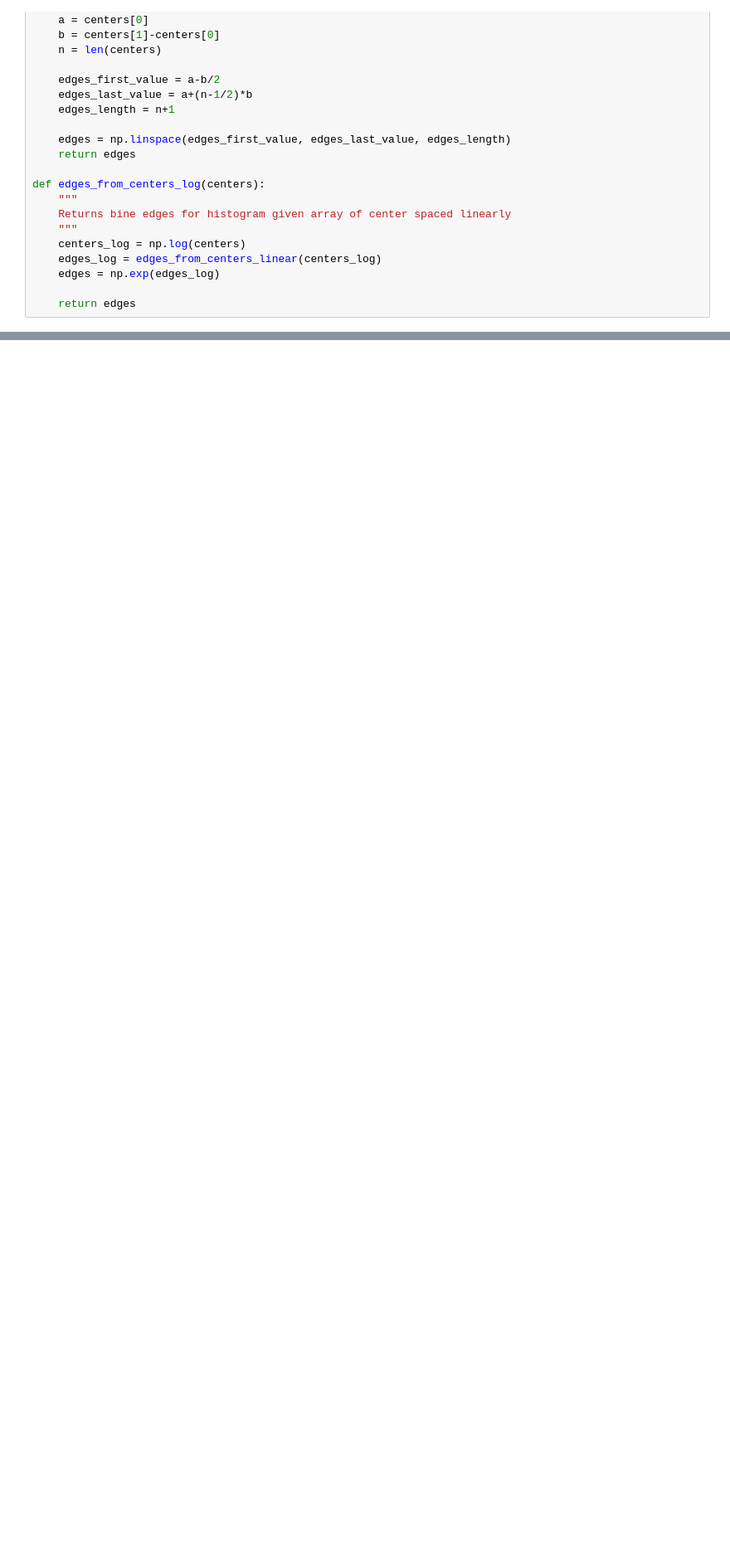
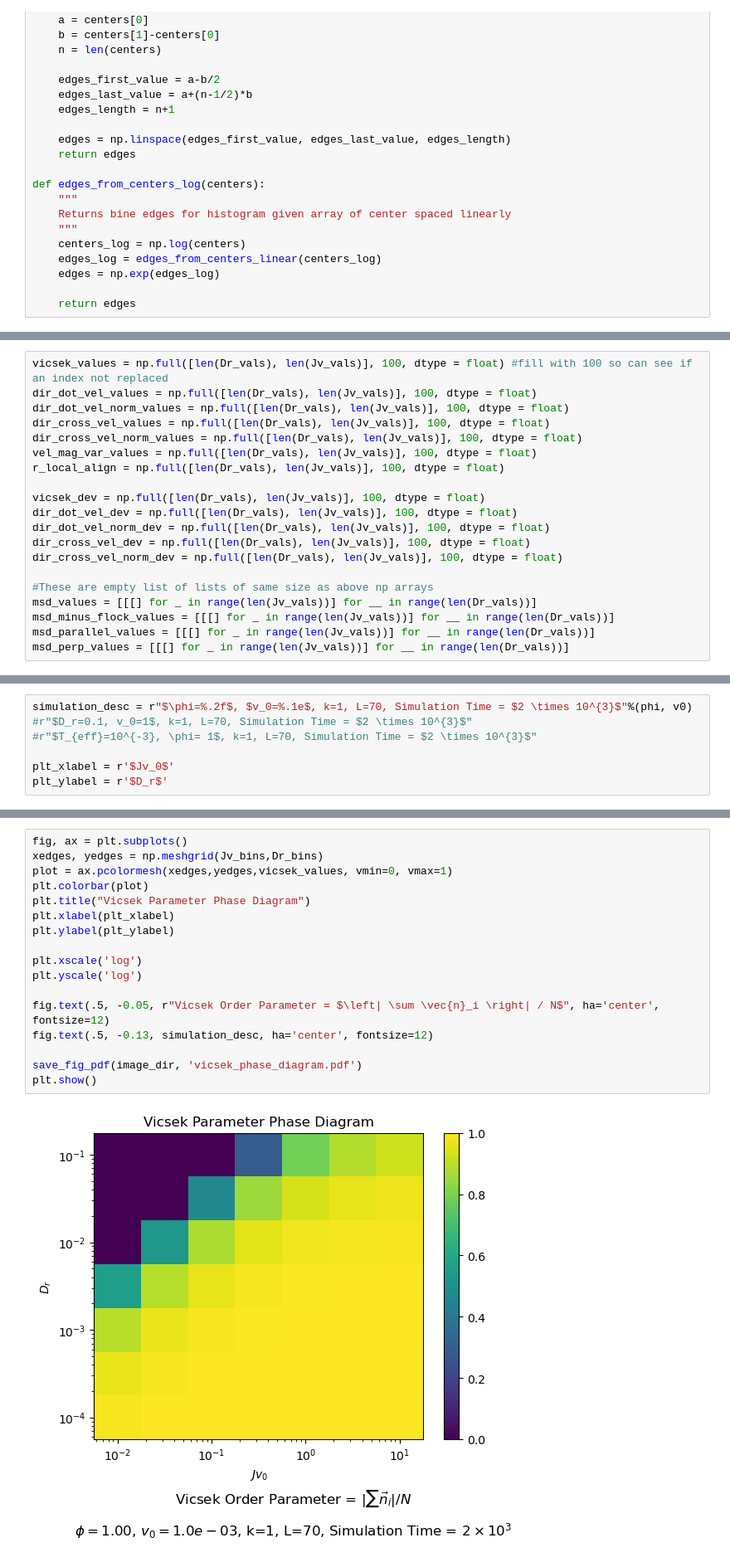
Before and after one commit to ryanlopezzzz/ABP, a Jupyter notebook: graph_phase_diagram.ipynb, the cells around one changed output, grey strips where cells are left out. Shown: that part at 83% size. Saved outputs shown, nothing was run; the diff lists cells and outputs as text; blank space fills up the shorter version.

```diff
--- a/graph_phase_diagram.ipynb
+++ b/graph_phase_diagram.ipynb
@@ -335,0 +77,20 @@ Text(0.5, 0, 'time')
+# %%
+vicsek_values = np.full([len(Dr_vals), len(Jv_vals)], 100, dtype = float) #fill with 100 so can see if an index not replaced
+dir_dot_vel_values = np.full([len(Dr_vals), len(Jv_vals)], 100, dtype = float)
+dir_dot_vel_norm_values = np.full([len(Dr_vals), len(Jv_vals)], 100, dtype = float)
+dir_cross_vel_values = np.full([len(Dr_vals), len(Jv_vals)], 100, dtype = float)
+dir_cross_vel_norm_values = np.full([len(Dr_vals), len(Jv_vals)], 100, dtype = float)
+vel_mag_var_values = np.full([len(Dr_vals), len(Jv_vals)], 100, dtype = float)
+r_local_align = np.full([len(Dr_vals), len(Jv_vals)], 100, dtype = float)
+
+vicsek_dev = np.full([len(Dr_vals), len(Jv_vals)], 100, dtype = float)
+dir_dot_vel_dev = np.full([len(Dr_vals), len(Jv_vals)], 100, dtype = float)
+dir_dot_vel_norm_dev = np.full([len(Dr_vals), len(Jv_vals)], 100, dtype = float)
+dir_cross_vel_dev = np.full([len(Dr_vals), len(Jv_vals)], 100, dtype = float)
+dir_cross_vel_norm_dev = np.full([len(Dr_vals), len(Jv_vals)], 100, dtype = float)
+
+#These are empty list of lists of same size as above np arrays
+msd_values = [[[] for _ in range(len(Jv_vals))] for __ in range(len(Dr_vals))]
+msd_minus_flock_values = [[[] for _ in range(len(Jv_vals))] for __ in range(len(Dr_vals))]
+msd_parallel_values = [[[] for _ in range(len(Jv_vals))] for __ in range(len(Dr_vals))]
+msd_perp_values = [[[] for _ in range(len(Jv_vals))] for __ in range(len(Dr_vals))]
@@ -335,0 +147,7 @@ Text(0.5, 0, 'time')
+# %%
+simulation_desc = r"$\phi=%.2f$, $v_0=%.1e$, k=1, L=70, Simulation Time = $2 \times 10^{3}$"%(phi, v0)
+#r"$D_r=0.1, v_0=1$, k=1, L=70, Simulation Time = $2 \times 10^{3}$"
+#r"$T_{eff}=10^{-3}, \phi= 1$, k=1, L=70, Simulation Time = $2 \times 10^{3}$"
+
+plt_xlabel = r'$Jv_0$'
+plt_ylabel = r'$D_r$'
@@ -335,0 +171,19 @@ Text(0.5, 0, 'time')
+# %%
+fig, ax = plt.subplots()
+xedges, yedges = np.meshgrid(Jv_bins,Dr_bins)
+plot = ax.pcolormesh(xedges,yedges,vicsek_values, vmin=0, vmax=1)
+plt.colorbar(plot)
+plt.title("Vicsek Parameter Phase Diagram")
+plt.xlabel(plt_xlabel)
+plt.ylabel(plt_ylabel)
+
+plt.xscale('log')
+plt.yscale('log')
+
+fig.text(.5, -0.05, r"Vicsek Order Parameter = $\left| \sum \vec{n}_i \right| / N$", ha='center', fontsize=12)
+fig.text(.5, -0.13, simulation_desc, ha='center', fontsize=12)
+
+save_fig_pdf(image_dir, 'vicsek_phase_diagram.pdf')
+plt.show()
+# %% [output]
+[figure, added]
```
Also changed, not shown: parts of 44 cells of this notebook, 18 other files.
